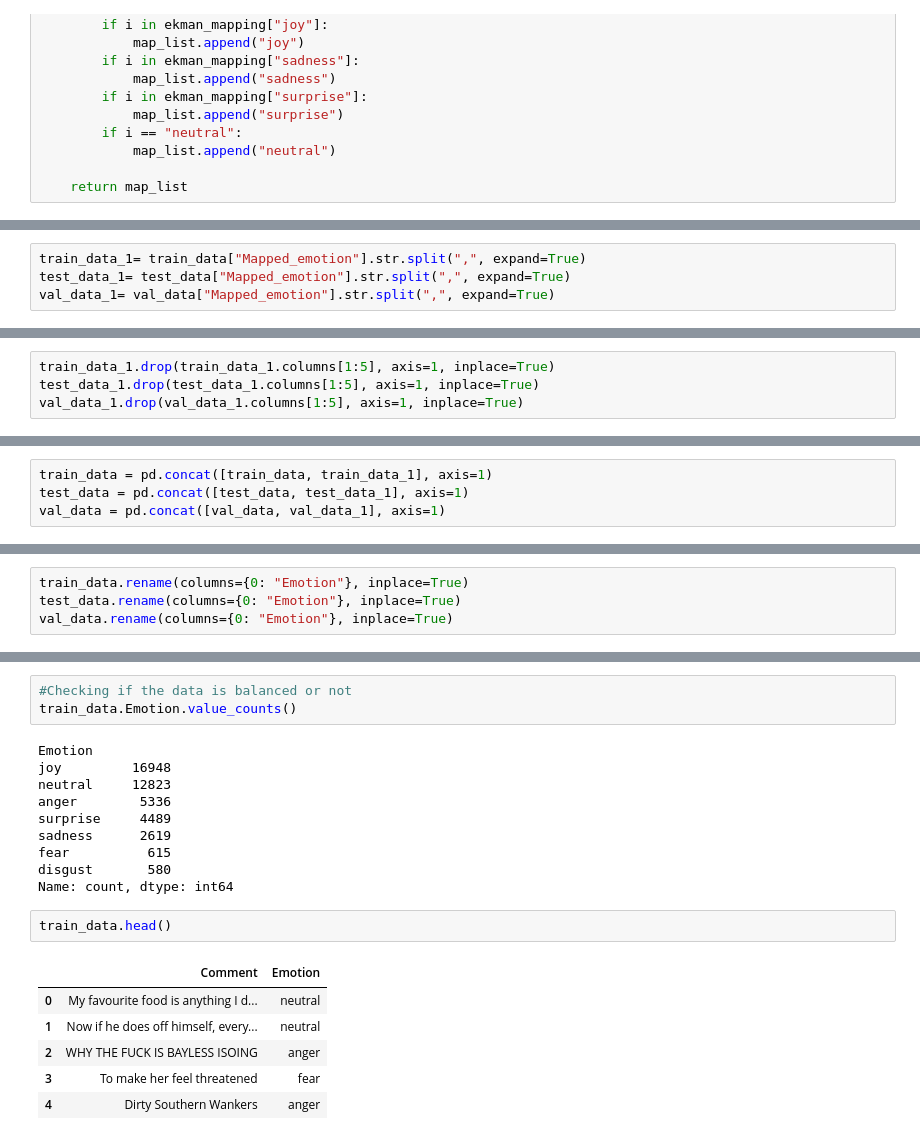
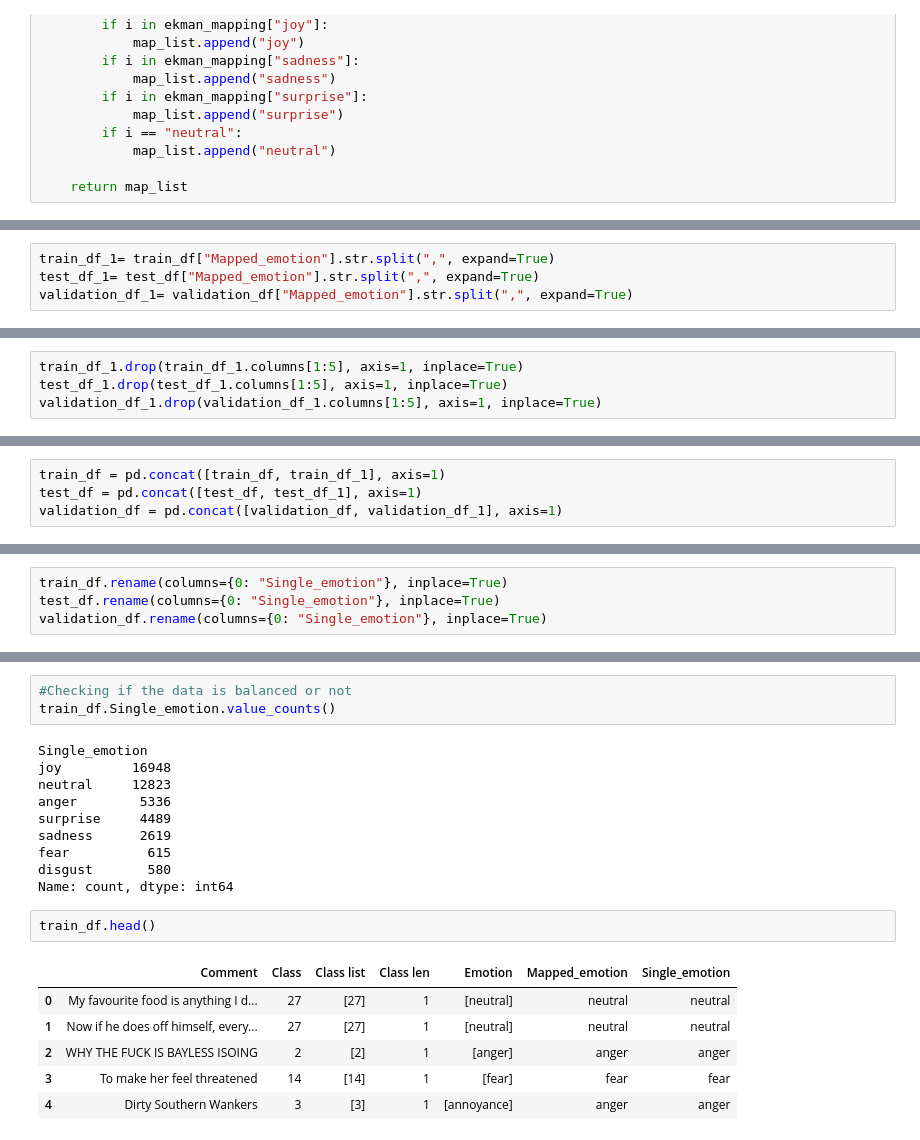
Before and after one commit to crypoto/EmotionDetection, a Jupyter notebook: GoEmotions.ipynb, the cells around one changed output, grey strips where cells are left out. Cells and saved outputs as stored; diff of their text form.

```diff
--- a/GoEmotions.ipynb
+++ b/GoEmotions.ipynb
@@ -227,4 +322,4 @@ val_data = val_data.drop(["Class", "Class list", "Class len", "Emotion"], axis=1
 # %%
-train_data_1= train_data["Mapped_emotion"].str.split(",", expand=True)
-test_data_1= test_data["Mapped_emotion"].str.split(",", expand=True)
-val_data_1= val_data["Mapped_emotion"].str.split(",", expand=True)
+train_df_1= train_df["Mapped_emotion"].str.split(",", expand=True)
+test_df_1= test_df["Mapped_emotion"].str.split(",", expand=True)
+validation_df_1= validation_df["Mapped_emotion"].str.split(",", expand=True)
@@ -231,4 +331,4 @@ val_data_1= val_data["Mapped_emotion"].str.split(",", expand=True)
 # %%
-train_data_1.drop(train_data_1.columns[1:5], axis=1, inplace=True)
-test_data_1.drop(test_data_1.columns[1:5], axis=1, inplace=True)
-val_data_1.drop(val_data_1.columns[1:5], axis=1, inplace=True)
+train_df_1.drop(train_df_1.columns[1:5], axis=1, inplace=True)
+test_df_1.drop(test_df_1.columns[1:5], axis=1, inplace=True)
+validation_df_1.drop(validation_df_1.columns[1:5], axis=1, inplace=True)
@@ -235,4 +351,4 @@ val_data_1.drop(val_data_1.columns[1:5], axis=1, inplace=True)
 # %%
-train_data = pd.concat([train_data, train_data_1], axis=1)
-test_data = pd.concat([test_data, test_data_1], axis=1)
-val_data = pd.concat([val_data, val_data_1], axis=1)
+train_df = pd.concat([train_df, train_df_1], axis=1)
+test_df = pd.concat([test_df, test_df_1], axis=1)
+validation_df = pd.concat([validation_df, validation_df_1], axis=1)
@@ -239,4 +372,4 @@ val_data = pd.concat([val_data, val_data_1], axis=1)
 # %%
-train_data.rename(columns={0: "Emotion"}, inplace=True)
-test_data.rename(columns={0: "Emotion"}, inplace=True)
-val_data.rename(columns={0: "Emotion"}, inplace=True)
+train_df.rename(columns={0: "Single_emotion"}, inplace=True)
+test_df.rename(columns={0: "Single_emotion"}, inplace=True)
+validation_df.rename(columns={0: "Single_emotion"}, inplace=True)
@@ -247,8 +392,8 @@ val_data = val_data.drop(["Mapped_emotion"], axis=1)
 # %%
 #Checking if the data is balanced or not
-train_data.Emotion.value_counts()
+train_df.Single_emotion.value_counts()
 # %% [output]
-Emotion
+Single_emotion
 joy         16948
 neutral     12823
 anger        5336
@@ -258,11 +403,11 @@ fear          615
 disgust       580
 Name: count, dtype: int64
 # %%
-train_data.head()
+train_df.head()
 # %% [output]
-|  | Comment | Emotion |
-| 0 | My favourite food is anything I d... | neutral |
-| 1 | Now if he does off himself, every... | neutral |
-| 2 | WHY THE FUCK IS BAYLESS ISOING | anger |
-| 3 | To make her feel threatened | fear |
-| 4 | Dirty Southern Wankers | anger |
+|  | Comment | Class | Class list | Class len | Emotion | Mapped_emotion | Single_emotion |
+| 0 | My favourite food is anything I d... | 27 | [27] | 1 | [neutral] | neutral | neutral |
+| 1 | Now if he does off himself, every... | 27 | [27] | 1 | [neutral] | neutral | neutral |
+| 2 | WHY THE FUCK IS BAYLESS ISOING | 2 | [2] | 1 | [anger] | anger | anger |
+| 3 | To make her feel threatened | 14 | [14] | 1 | [fear] | fear | fear |
+| 4 | Dirty Southern Wankers | 3 | [3] | 1 | [annoyance] | anger | anger |
```
Also changed, not shown: parts of 53 cells of this notebook.
